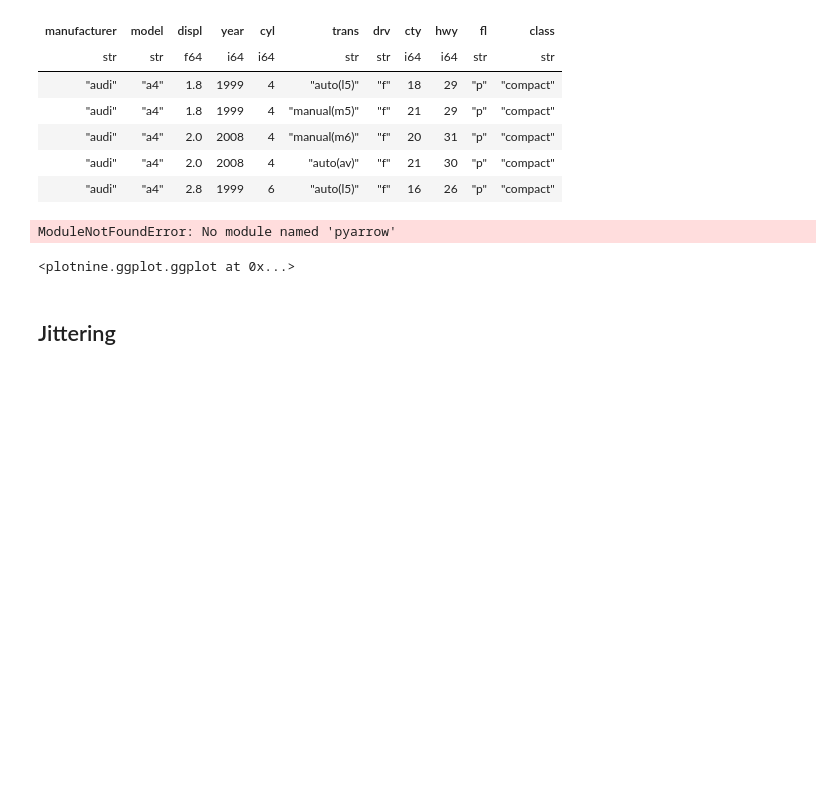
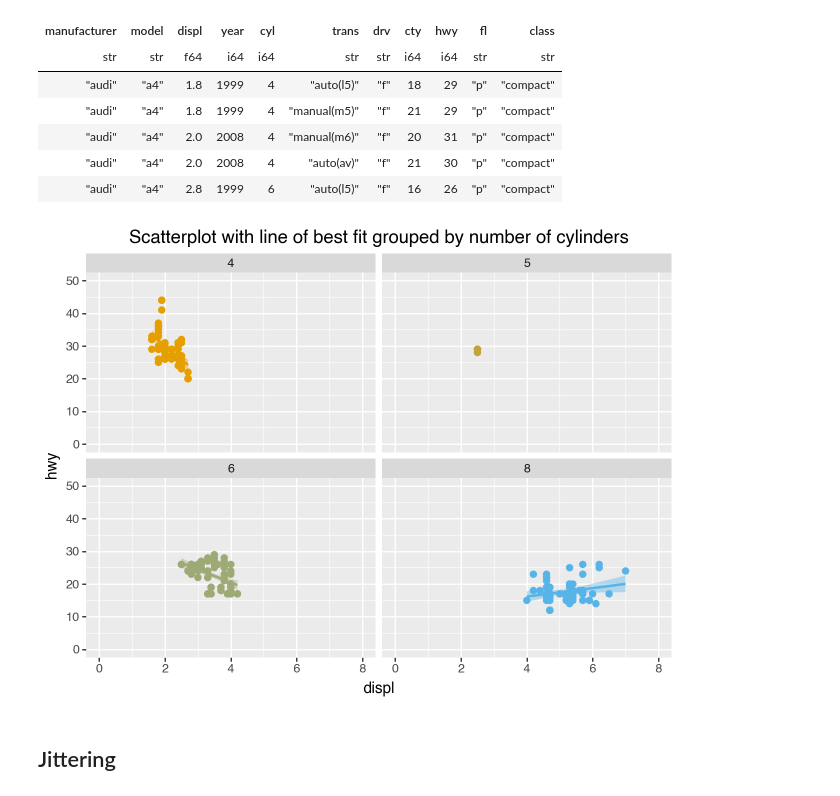
Before and after one commit to ivaquero/blog-bio, a Jupyter notebook: analysis/correlation.ipynb, the cells around one changed output. Drawn from its saved outputs; the diff is of its cells as text; code cells hidden in the pictures; blank space fills up the shorter version.

```diff
--- a/analysis/correlation.ipynb
+++ b/analysis/correlation.ipynb
@@ -20,20 +20,19 @@ shape: (5, 11)
 # %%
 mpg_select = mpg.filter(pl.col("cyl").is_between(4, 8))
 
 (
     ggplot(mpg_select, aes(x="displ", y="hwy", color="cyl", fill="cyl"))
     + geom_point(size=2)
-    + geom_smooth(method="lm", size=1)
+    + geom_smooth(method="lm")
     + facet_wrap("cyl")
     + lims(x=(0, 8), y=(0, 50))
     + labs(title="Scatterplot with line of best fit grouped by number of cylinders")
     + theme(plot_title=element_text(hjust=0.5), legend_position="none")
     + scale_color_gradient(low="#E69F00", high="#56B4E9")
     + scale_fill_gradient(low="#E69F00", high="#56B4E9")
 )
 # %% [output]
-ModuleNotFoundError: No module named 'pyarrow'
-<plotnine.ggplot.ggplot at 0x...>
+[figure, added]
 # %% [markdown]
 ## Jittering
 # %%
```
Also changed, not shown: parts of 5 cells of this notebook, 11 other files.
